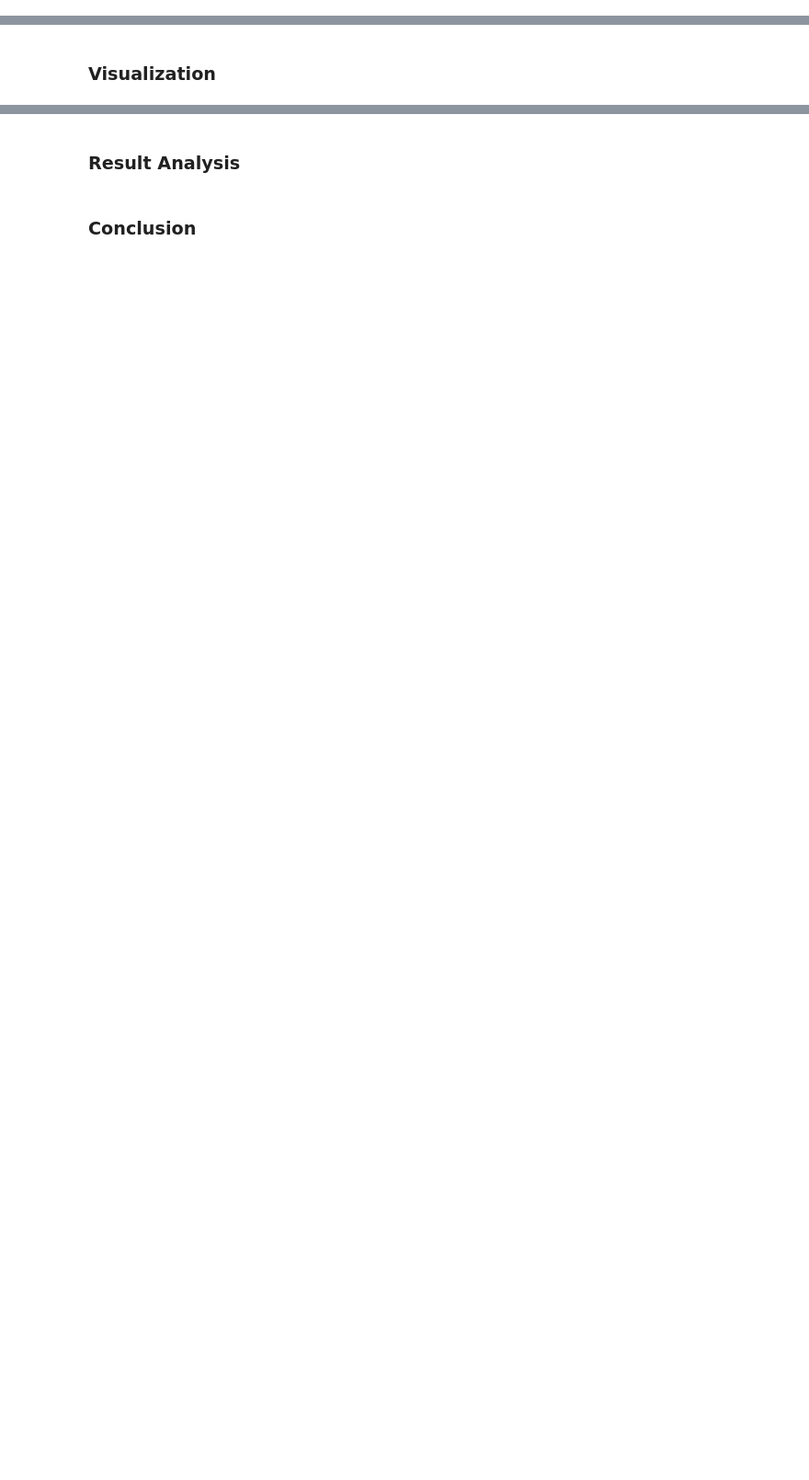
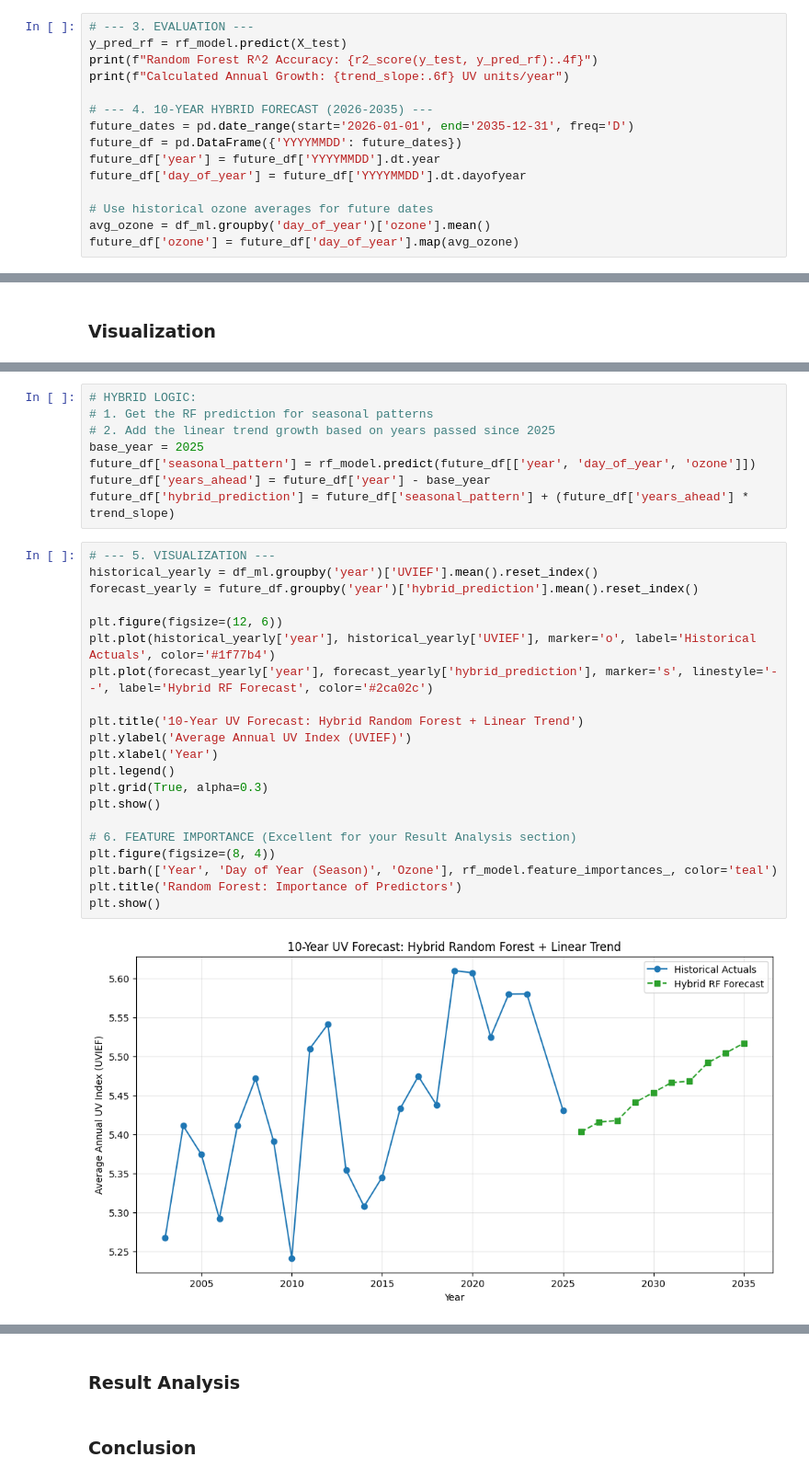
Before and after one commit to mrybak06/cmsc320-project, a Jupyter notebook: CMSC320_Final_Project.ipynb, the cells around one changed output, grey strips where cells are left out. Shown at 92% size. Cells and saved outputs as stored; diff of their text form; blank space fills up the shorter version.

Commit message:
added Random Forest Regressor with Linear Trend

```diff
--- a/CMSC320_Final_Project.ipynb
+++ b/CMSC320_Final_Project.ipynb
@@ -297,0 +320,15 @@ Annual UV Increase: 0.006343 units/year
+# %%
+# --- 3. EVALUATION ---
+y_pred_rf = rf_model.predict(X_test)
+print(f"Random Forest R^2 Accuracy: {r2_score(y_test, y_pred_rf):.4f}")
+print(f"Calculated Annual Growth: {trend_slope:.6f} UV units/year")
+
+# --- 4. 10-YEAR HYBRID FORECAST (2026-2035) ---
+future_dates = pd.date_range(start='2026-01-01', end='2035-12-31', freq='D')
+future_df = pd.DataFrame({'YYYYMMDD': future_dates})
+future_df['year'] = future_df['YYYYMMDD'].dt.year
+future_df['day_of_year'] = future_df['YYYYMMDD'].dt.dayofyear
+
+# Use historical ozone averages for future dates
+avg_ozone = df_ml.groupby('day_of_year')['ozone'].mean()
+future_df['ozone'] = future_df['day_of_year'].map(avg_ozone)
@@ -299,0 +362,31 @@ Annual UV Increase: 0.006343 units/year
+# %%
+# HYBRID LOGIC:
+# 1. Get the RF prediction for seasonal patterns
+# 2. Add the linear trend growth based on years passed since 2025
+base_year = 2025
+future_df['seasonal_pattern'] = rf_model.predict(future_df[['year', 'day_of_year', 'ozone']])
+future_df['years_ahead'] = future_df['year'] - base_year
+future_df['hybrid_prediction'] = future_df['seasonal_pattern'] + (future_df['years_ahead'] * trend_slope)
+# %%
+# --- 5. VISUALIZATION ---
+historical_yearly = df_ml.groupby('year')['UVIEF'].mean().reset_index()
+forecast_yearly = future_df.groupby('year')['hybrid_prediction'].mean().reset_index()
+
+plt.figure(figsize=(12, 6))
+plt.plot(historical_yearly['year'], historical_yearly['UVIEF'], marker='o', label='Historical Actuals', color='#1f77b4')
+plt.plot(forecast_yearly['year'], forecast_yearly['hybrid_prediction'], marker='s', linestyle='--', label='Hybrid RF Forecast', color='#2ca02c')
+
+plt.title('10-Year UV Forecast: Hybrid Random Forest + Linear Trend')
+plt.ylabel('Average Annual UV Index (UVIEF)')
+plt.xlabel('Year')
+plt.legend()
+plt.grid(True, alpha=0.3)
+plt.show()
+
+# 6. FEATURE IMPORTANCE (Excellent for your Result Analysis section)
+plt.figure(figsize=(8, 4))
+plt.barh(['Year', 'Day of Year (Season)', 'Ozone'], rf_model.feature_importances_, color='teal')
+plt.title('Random Forest: Importance of Predictors')
+plt.show()
+# %% [output]
+[figure, added]
```
Also changed, not shown: parts of 19 cells of this notebook.
